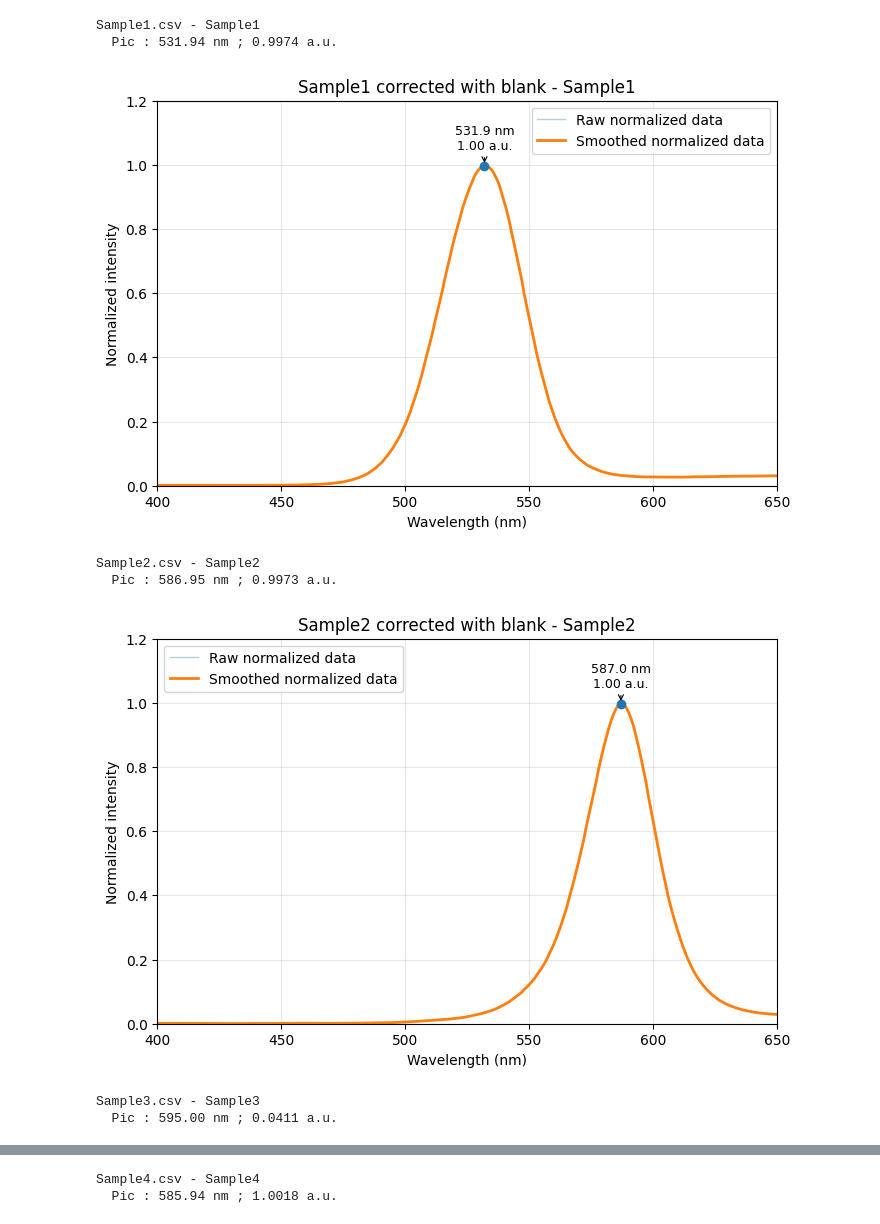
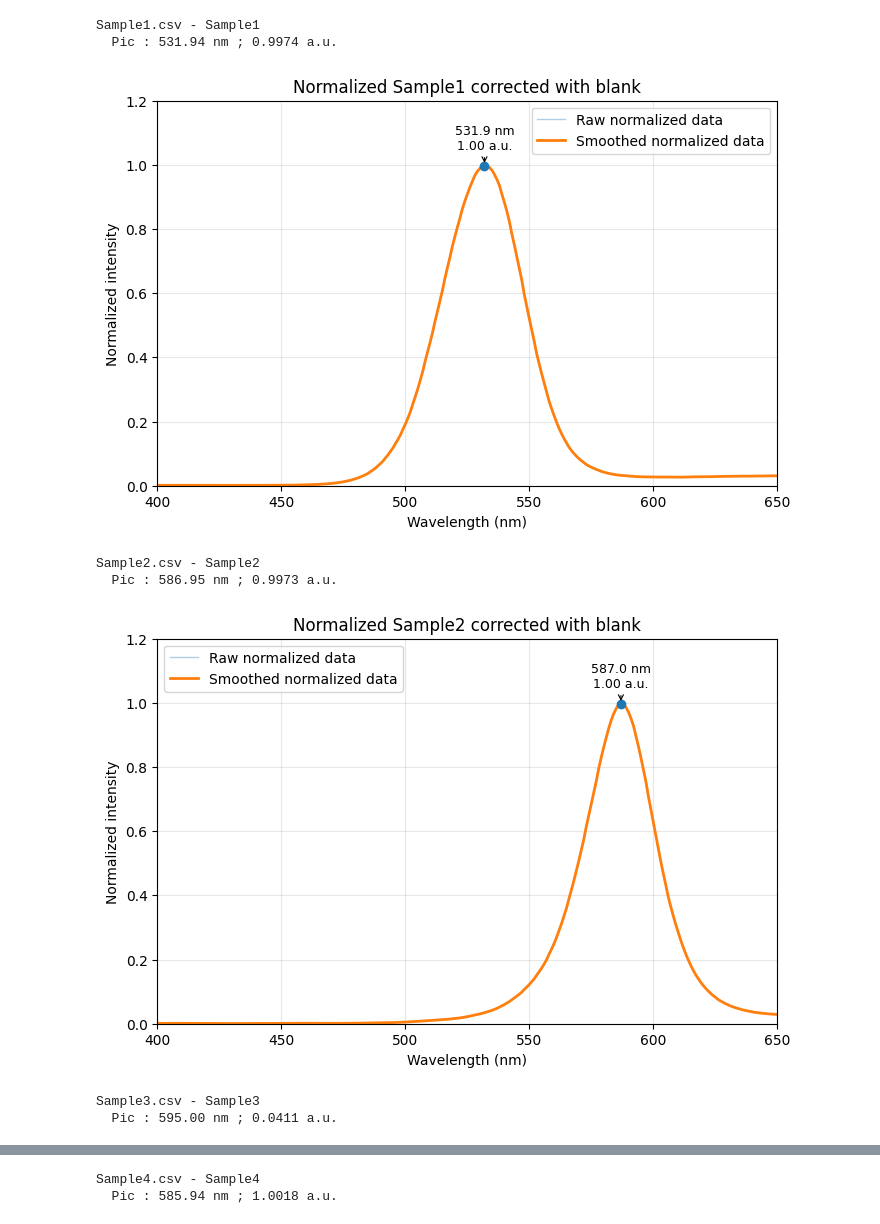
Before and after one commit to JacquesGrandjean/physical-experimental-code, a Jupyter notebook: CdSe/Fluorescence.ipynb, the cells around one changed output, grey strips where cells are left out. Drawn from its saved outputs; the diff is of its cells as text; code cells hidden in the pictures.

Commit message:
changement nom graphes

```diff
--- a/CdSe/Fluorescence.ipynb
+++ b/CdSe/Fluorescence.ipynb
@@ -154,7 +154,7 @@ def traiter_fichier(fichier, dossier_sortie):
                 distance=DISTANCE,
             )
 
-        ax.set_title(f"{titre} - {fichier.stem}")
+        ax.set_title(f"Normalized {titre}")
         ax.set_xlabel("Wavelength (nm)")
         ax.set_ylabel("Normalized intensity")
         ax.set_xlim(400, 650)
@@ -170,36 +170,36 @@ def traiter_fichier(fichier, dossier_sortie):
             for longueur_onde, intensite in pics:
                 print(f"  Pic : {longueur_onde:.2f} nm ; {intensite:.4f} a.u.")
         else:
             print("  Aucun pic détecté.")
 
         if AFFICHER:
             plt.show()
         else:
             plt.close(fig)
 
 
 def main():
     dossier_csv = Path(DOSSIER_CSV)
     dossier_sortie = Path(DOSSIER_SORTIE)
     dossier_sortie.mkdir(exist_ok=True)
 
     fichiers = sorted(dossier_csv.glob("*.csv"))
 
     if not fichiers:
         raise FileNotFoundError(f"Aucun fichier CSV trouvé dans : {dossier_csv.resolve()}")
 
     for fichier in fichiers:
         traiter_fichier(fichier, dossier_sortie)
 
 
 if __name__ == "__main__":
     main()
 # %% [output]
 Sample1.csv - Sample1
   Pic : 531.94 nm ; 0.9974 a.u.
-[figure, old version]
+[figure, new version]
 Sample2.csv - Sample2
   Pic : 586.95 nm ; 0.9973 a.u.
-[figure, old version]
+[figure, new version]
 Sample3.csv - Sample3
   Pic : 595.00 nm ; 0.0411 a.u.
```
Also changed, not shown: parts of 1 cell of this notebook, 5 other files.
